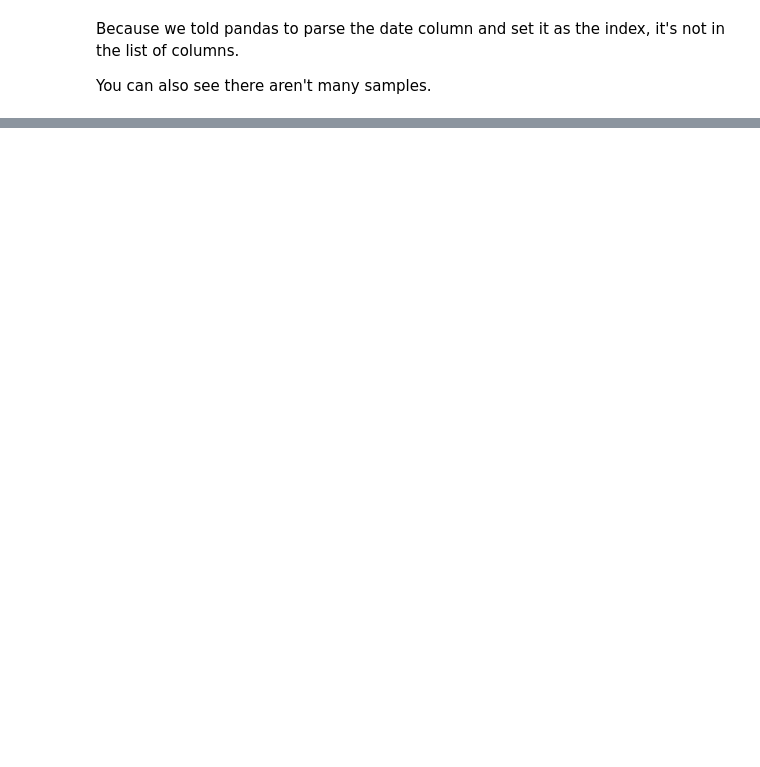
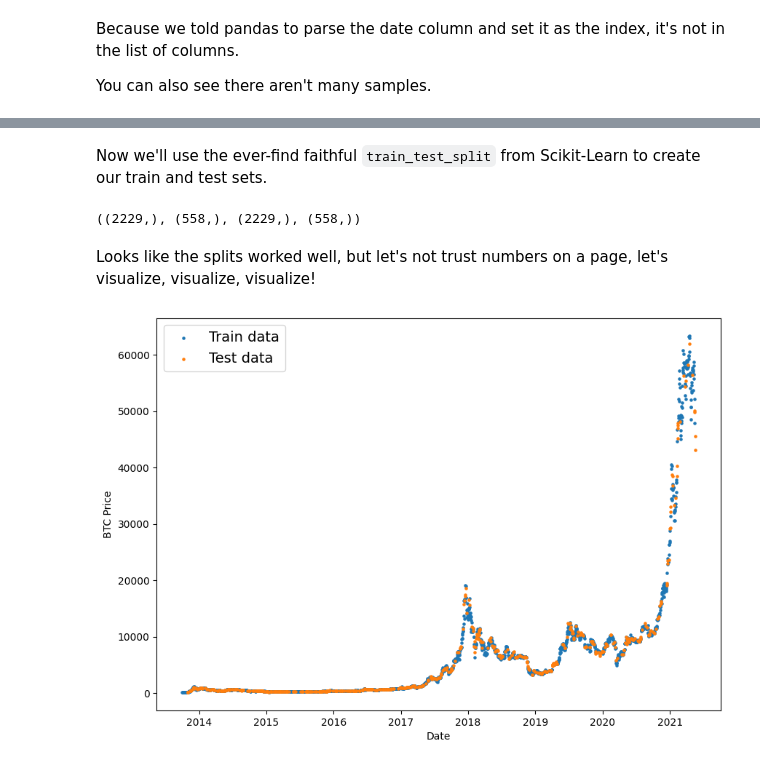
Before and after one commit to yhs2773/TensorFlow-for-Deep-Learning, a Jupyter notebook: Notebooks/10. Milestone Project 3 - Time series forecasting in TensorFlow (BitPredict 💰📈).ipynb, the cells around one changed output, grey strips where cells are left out. Cells and saved outputs as stored; diff of their text form; code cells hidden in the pictures; blank space fills up the shorter version.

```diff
--- a/Notebooks/10. Milestone Project 3 - Time series forecasting in TensorFlow (BitPredict 💰📈).ipynb
+++ b/Notebooks/10. Milestone Project 3 - Time series forecasting in TensorFlow (BitPredict 💰📈).ipynb
@@ -156,0 +316,6 @@ But that's only five days worth of Bitcoin prices, let's plot everything we've g
+# %%
+# Get bitcoin date array
+timesteps = bitcoin_prices.index.to_numpy()
+prices = bitcoin_prices["Price"].to_numpy()
+
+timesteps[:10], prices[:10]
@@ -156,0 +331,26 @@ But that's only five days worth of Bitcoin prices, let's plot everything we've g
+# %% [markdown]
+Now we'll use the ever-find faithful `train_test_split` from Scikit-Learn to create our train and test sets.
+# %%
+# Wrong way to make train/test sets for time series
+from sklearn.model_selection import train_test_split
+
+X_train, X_test, y_train, y_test = train_test_split(timesteps,
+                                                    prices,
+                                                    test_size=0.2,
+                                                    random_state=42)
+X_train.shape, X_test.shape, y_train.shape, y_test.shape
+# %% [output]
+((2229,), (558,), (2229,), (558,))
+# %% [markdown]
+Looks like the splits worked well, but let's not trust numbers on a page, let's visualize, visualize, visualize!
+# %%
+# Let's plot wrong train and test splits
+plt.figure(figsize=(10, 7))
+plt.scatter(X_train, y_train, s=5, label="Train data")
+plt.scatter(X_test, y_test, s=5, label="Test data")
+plt.xlabel("Date")
+plt.ylabel("BTC Price")
+plt.legend(fontsize=14)
+plt.show();
+# %% [output]
+[figure, added]
```
Also changed, not shown: parts of 56 cells of this notebook.
